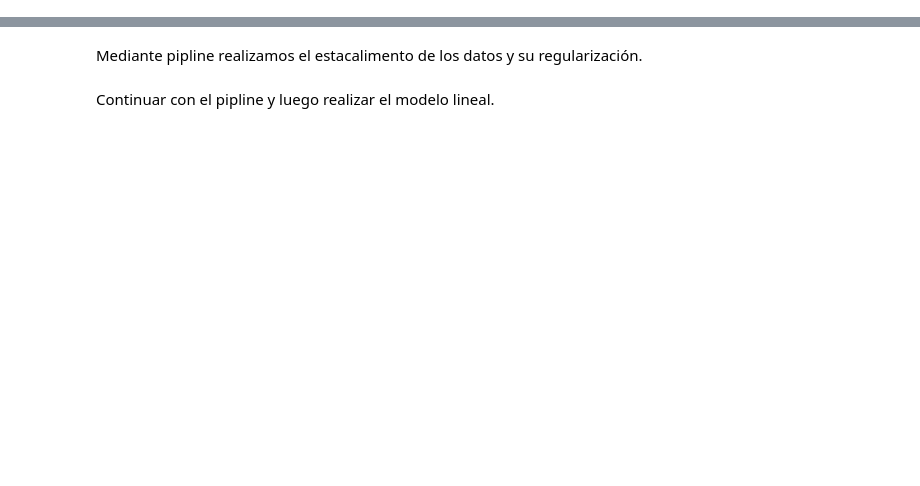
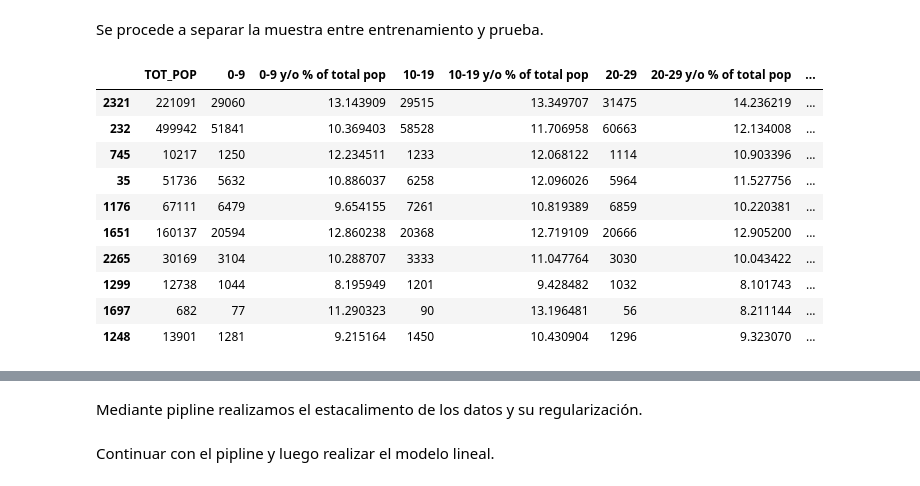
Before and after one commit to anasofiasama/Regularized-Lineal-Regression, a Jupyter notebook: src/explore.ipynb, the cells around one changed output, grey strips where cells are left out. Drawn from its saved outputs; the diff is of its cells as text; code cells hidden in the pictures; blank space fills up the shorter version.

```diff
--- a/src/explore.ipynb
+++ b/src/explore.ipynb
@@ -66,0 +58,2 @@ df_frac=df[['R_birth_2018','R_death_2018','Employed_2018','Unemployed_2018']]
+# %% [markdown]
+Se procede a separar la muestra entre entrenamiento y prueba.
@@ -67 +64,15 @@ df_frac=df[['R_birth_2018','R_death_2018','Employed_2018','Unemployed_2018']]
+# %%
+df_train.sample(10)
+# %% [output]
+|  | TOT_POP | 0-9 | 0-9 y/o % of total pop | 10-19 | 10-19 y/o % of total pop | 20-29 | 20-29 y/o % of total pop | ... |
+| 2321 | 221091 | 29060 | 13.143909 | 29515 | 13.349707 | 31475 | 14.236219 | ... |
+| 232 | 499942 | 51841 | 10.369403 | 58528 | 11.706958 | 60663 | 12.134008 | ... |
+| 745 | 10217 | 1250 | 12.234511 | 1233 | 12.068122 | 1114 | 10.903396 | ... |
+| 35 | 51736 | 5632 | 10.886037 | 6258 | 12.096026 | 5964 | 11.527756 | ... |
+| 1176 | 67111 | 6479 | 9.654155 | 7261 | 10.819389 | 6859 | 10.220381 | ... |
+| 1651 | 160137 | 20594 | 12.860238 | 20368 | 12.719109 | 20666 | 12.905200 | ... |
+| 2265 | 30169 | 3104 | 10.288707 | 3333 | 11.047764 | 3030 | 10.043422 | ... |
+| 1299 | 12738 | 1044 | 8.195949 | 1201 | 9.428482 | 1032 | 8.101743 | ... |
+| 1697 | 682 | 77 | 11.290323 | 90 | 13.196481 | 56 | 8.211144 | ... |
+| 1248 | 13901 | 1281 | 9.215164 | 1450 | 10.430904 | 1296 | 9.323070 | ... |
 # %%
```
Also changed, not shown: parts of 31 cells of this notebook, 1 other file.
